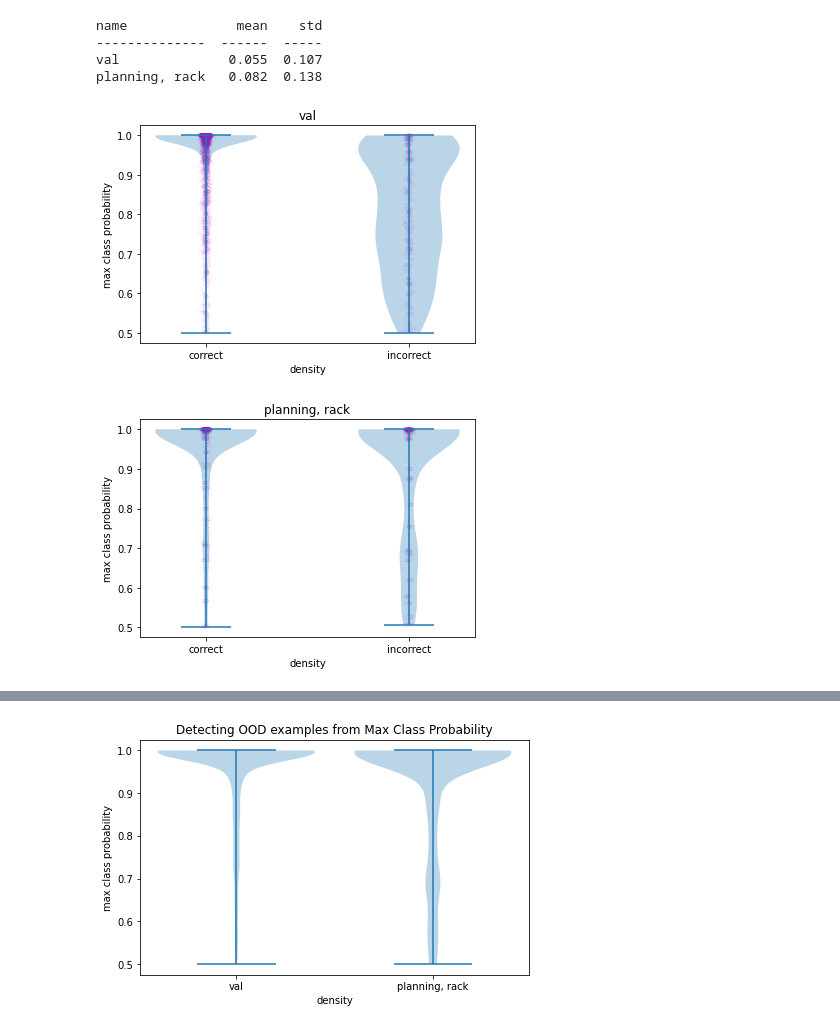
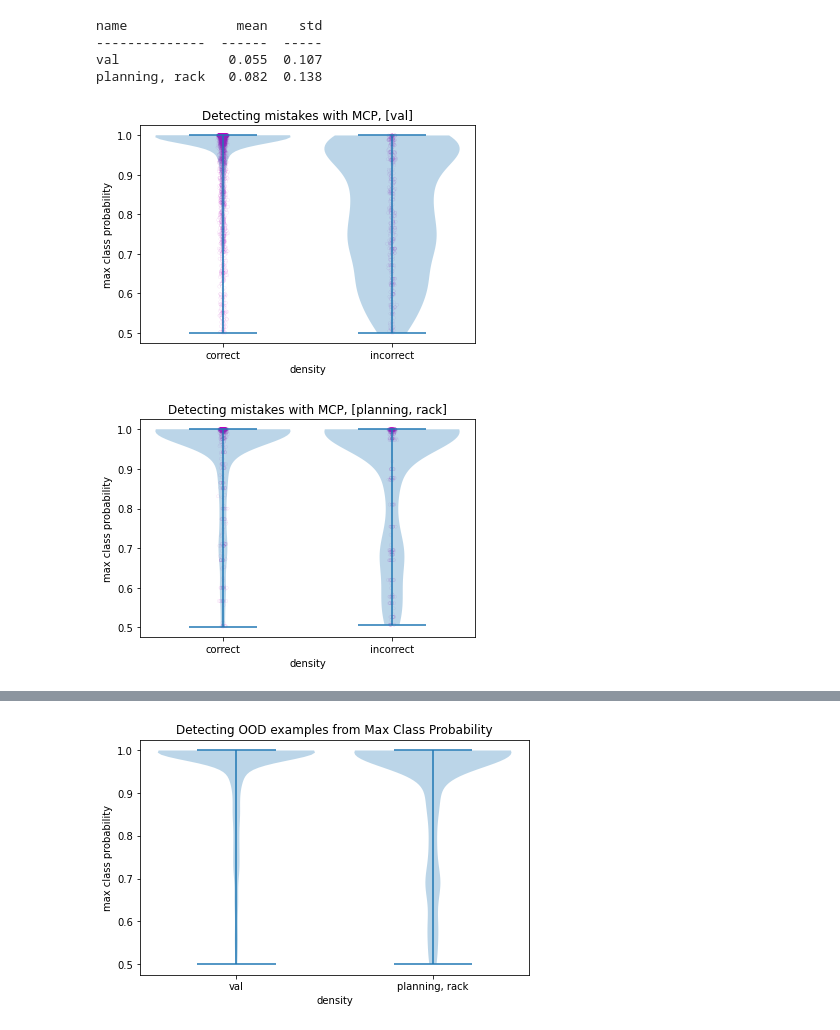
Before and after one commit to UM-ARM-Lab/data-augmentation-for-manipulation, a Jupyter notebook: link_bot_classifiers/notebooks/Inspect Classifier.ipynb, the cells around one changed output, grey strips where cells are left out. Drawn from its saved outputs; the diff is of its cells as text; code cells hidden in the pictures.

```diff
--- a/link_bot_classifiers/notebooks/Inspect Classifier.ipynb
+++ b/link_bot_classifiers/notebooks/Inspect Classifier.ipynb
@@ -70,24 +74,24 @@ def stdev_score(x):
 # %%
-# Can we use the max class probabilties to determine if the classifier is wrong?
+# Can we use the max class probabilities to determine if the classifier is wrong?
 for name, datum in data.items():
     probabilities = datum['probabilities']
     is_correct = datum['is_correct']
 
     is_correct_indices = np.argwhere(is_correct)
     is_incorrect_indices = np.argwhere(np.logical_not(is_correct))
 
     max_class_probabilities_correct = make_max_class_prob(probabilities[is_correct_indices].squeeze())
-    max_class_probabilities_incorrect= make_max_class_prob(probabilities[is_incorrect_indices].squeeze())
+    max_class_probabilities_incorrect = make_max_class_prob(probabilities[is_incorrect_indices].squeeze())
 
     _, ax = plt.subplots()
-    ax.set_title(name)
+    ax.set_title(f'Detecting mistakes with MCP, [{name}]')
     myscatter(ax, max_class_probabilities_correct, 1, label='correct', edgecolors='m', s=10, facecolors='none', linewidth=0.05)
     myscatter(ax, max_class_probabilities_incorrect, 2, label='incorrect', edgecolors='m', s=10, facecolors='none', linewidth=0.05)
-    ax.violinplot([max_class_probabilities_correct, max_class_probabilities_incorrect], [1, 2])
+    ax.violinplot([max_class_probabilities_correct, max_class_probabilities_incorrect], [1, 2], widths=0.8)
     ax.set_xticks([1,2])
     ax.set_xticklabels(['correct', 'incorrect'])
     ax.set_xlabel("density")
     ax.set_ylabel("max class probability")
 # %% [output]
-[figure, old version]
+[figure, new version]
-[figure, old version]
+[figure, new version]
```
Also changed, not shown: parts of 8 cells of this notebook, 4 other files.
